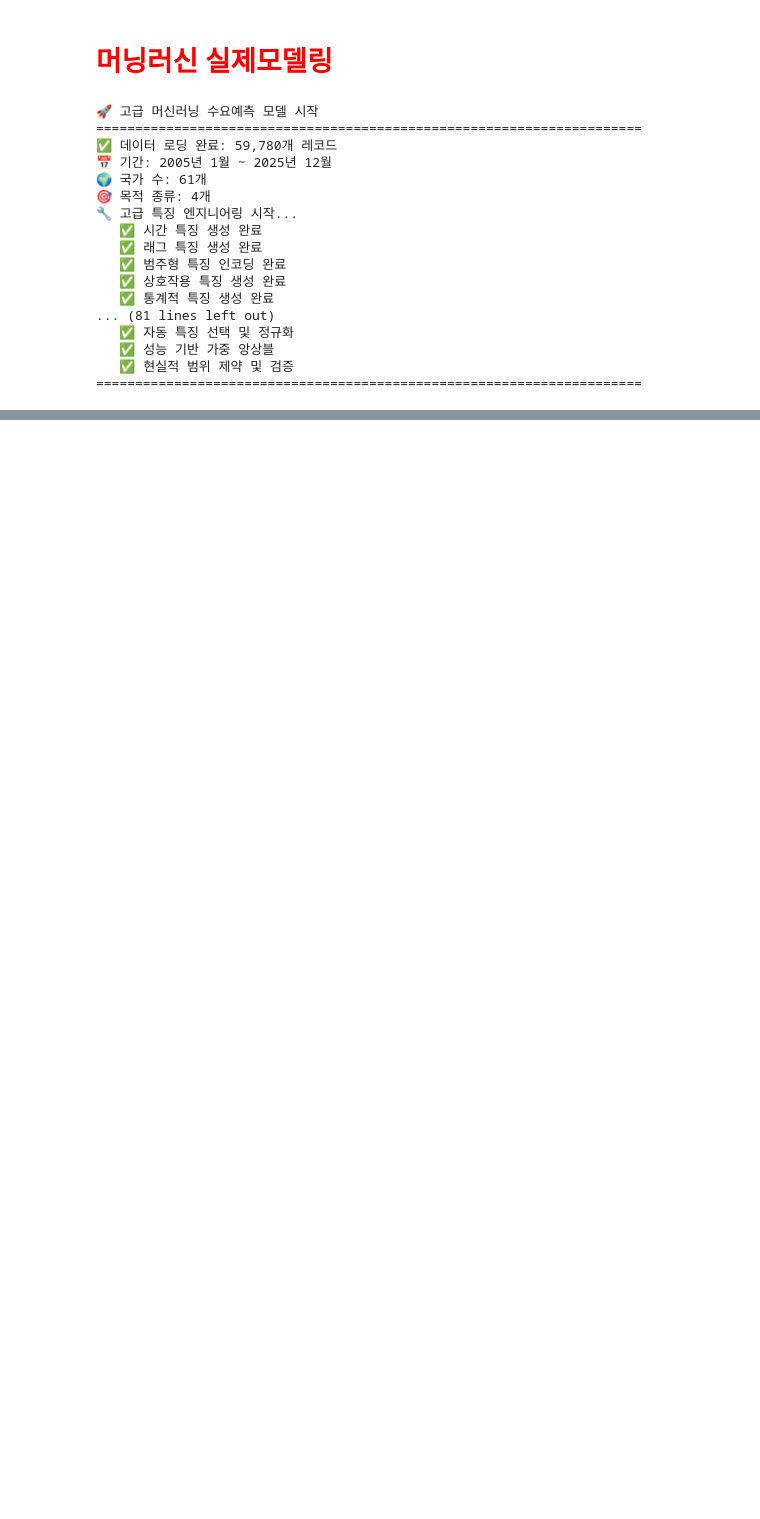
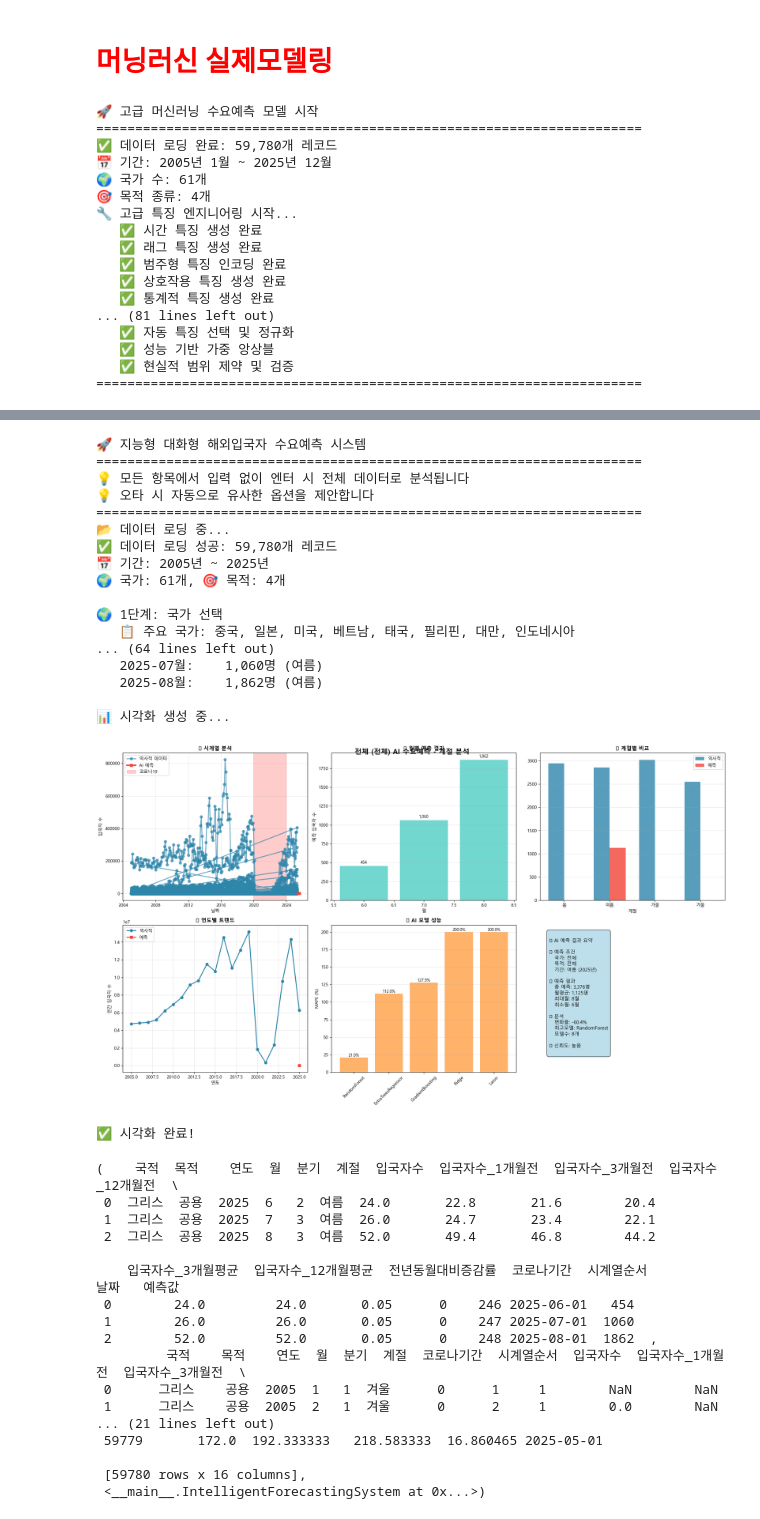
Before and after one commit to codingSsakAi/1stProject, a Jupyter notebook: jun/모델링/머닝러신 실제 모델링.ipynb, the cells around one changed output, grey strips where cells are left out. Saved outputs shown, nothing was run; the diff lists cells and outputs as text; code cells hidden in the pictures; blank space fills up the shorter version.

```diff
--- a/jun/모델링/머닝러신 실제 모델링.ipynb
+++ b/jun/모델링/머닝러신 실제 모델링.ipynb
@@ -680,0 +3006,39 @@ print("="*70)
+# %%
+interactive_smart_forecast()
+# %% [output]
+🚀 지능형 대화형 해외입국자 수요예측 시스템
+======================================================================
+💡 모든 항목에서 입력 없이 엔터 시 전체 데이터로 분석됩니다
+💡 오타 시 자동으로 유사한 옵션을 제안합니다
+======================================================================
+📂 데이터 로딩 중...
+✅ 데이터 로딩 성공: 59,780개 레코드
+📅 기간: 2005년 ~ 2025년
+🌍 국가: 61개, 🎯 목적: 4개
+
+🌍 1단계: 국가 선택
+   📋 주요 국가: 중국, 일본, 미국, 베트남, 태국, 필리핀, 대만, 인도네시아
+... (64 lines left out)
+   2025-07월:    1,060명 (여름)
+   2025-08월:    1,862명 (여름)
+
+📊 시각화 생성 중...
+[figure, added]
+✅ 시각화 완료!
+(    국적  목적    연도  월  분기  계절  입국자수  입국자수_1개월전  입국자수_3개월전  입국자수_12개월전  \
+ 0  그리스  공용  2025  6   2  여름  24.0       22.8       21.6        20.4
+ 1  그리스  공용  2025  7   3  여름  26.0       24.7       23.4        22.1
+ 2  그리스  공용  2025  8   3  여름  52.0       49.4       46.8        44.2
+
+    입국자수_3개월평균  입국자수_12개월평균  전년동월대비증감률  코로나기간  시계열순서         날짜   예측값
+ 0        24.0         24.0       0.05      0    246 2025-06-01   454
+ 1        26.0         26.0       0.05      0    247 2025-07-01  1060
+ 2        52.0         52.0       0.05      0    248 2025-08-01  1862  ,
+         국적    목적    연도  월  분기  계절  코로나기간  시계열순서  입국자수  입국자수_1개월전  입국자수_3개월전  \
+ 0      그리스    공용  2005  1   1  겨울      0      1     1        NaN        NaN
+ 1      그리스    공용  2005  2   1  겨울      0      2     1        0.0        NaN
+... (21 lines left out)
+ 59779       172.0  192.333333   218.583333  16.860465 2025-05-01
+
+ [59780 rows x 16 columns],
+ <__main__.IntelligentForecastingSystem at 0x...>)
```
Also changed, not shown: parts of 10 cells of this notebook, 5 other files.
